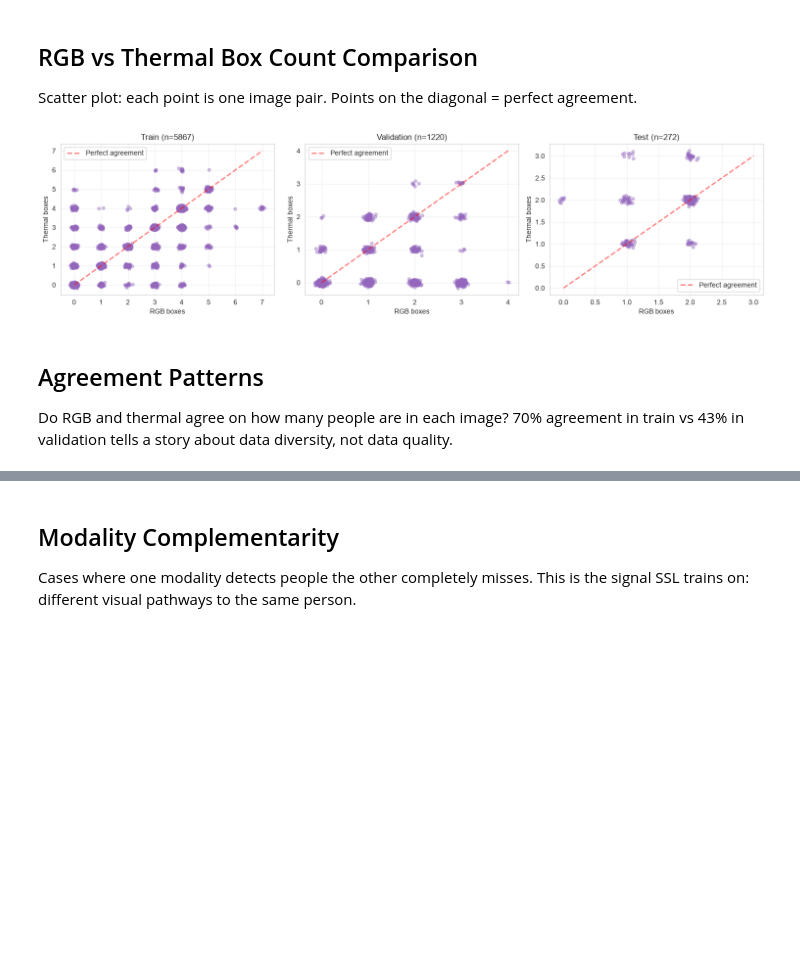
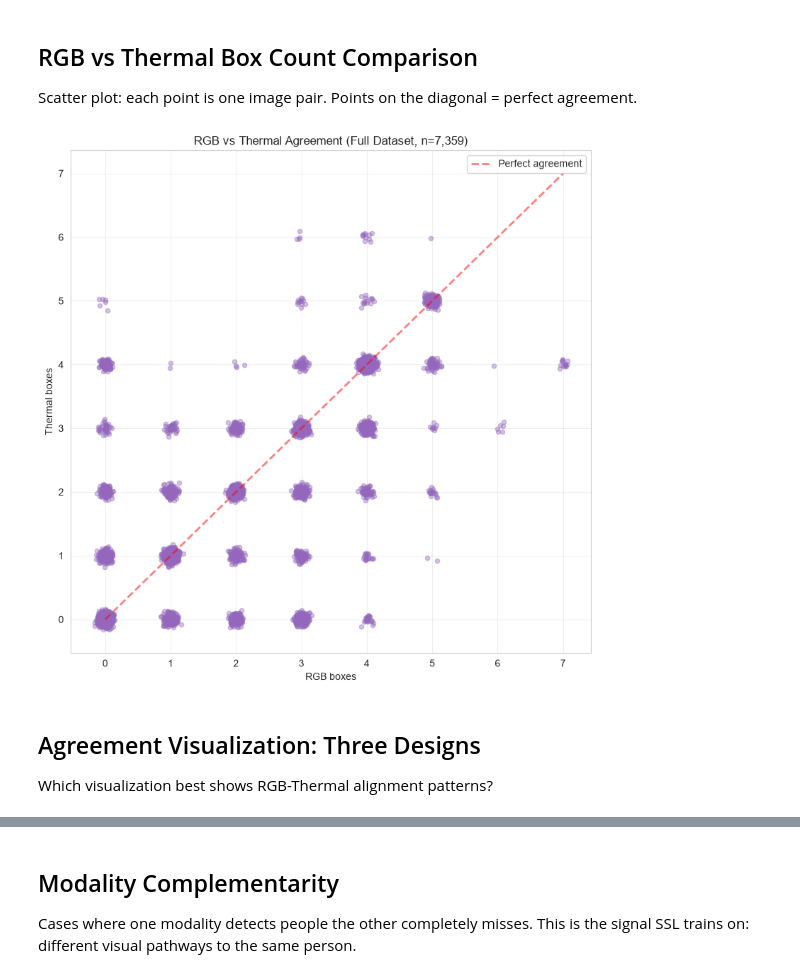
Before and after one commit to graylayer-labs/ssl-aerial-person-detection, a Jupyter notebook: reports/01_data_exploration.ipynb, the cells around one changed output, grey strips where cells are left out. Drawn from its saved outputs; the diff is of its cells as text; code cells hidden in the pictures; blank space fills up the shorter version.

```diff
--- a/reports/01_data_exploration.ipynb
+++ b/reports/01_data_exploration.ipynb
@@ -180,46 +147,39 @@ Validation   1220     1.31         0.55       1602            672        308
 
 Scatter plot: each point is one image pair. Points on the diagonal = perfect agreement.
 # %%
-fig, axes = plt.subplots(1, 3, figsize=(15, 4))
+fig, ax = plt.subplots(figsize=(8, 8))
 
-for ax, (name, records) in zip(
-    axes, [("Train", train), ("Validation", val), ("Test", test)]
-):
-    if not records:
-        ax.text(0.5, 0.5, "No data", ha="center", va="center", transform=ax.transAxes)
-        continue
+rgb, thermal = extract_box_counts(full)
 
-    rgb, thermal = extract_box_counts(records)
+# Add jitter to see overlaps
+rgb_jitter = np.array(rgb) + np.random.normal(0, 0.05, len(rgb))
+thermal_jitter = np.array(thermal) + np.random.normal(0, 0.05, len(thermal))
 
-    # Add jitter to see overlaps
-    rgb_jitter = np.array(rgb) + np.random.normal(0, 0.05, len(rgb))
-    thermal_jitter = np.array(thermal) + np.random.normal(0, 0.05, len(thermal))
+ax.scatter(rgb_jitter, thermal_jitter, alpha=0.4, s=20, color="tab:purple")
 
-    ax.scatter(rgb_jitter, thermal_jitter, alpha=0.4, s=20, color="tab:purple")
+# Diagonal line (perfect agreement)
+max_val = max(max(rgb), max(thermal))
+ax.plot(
+    [0, max_val],
+    [0, max_val],
+    "r--",
+    alpha=0.5,
+    linewidth=2,
+    label="Perfect agreement",
+)
 
-    # Diagonal line (perfect agreement)
-    max_val = max(max(rgb), max(thermal))
-    ax.plot(
-        [0, max_val],
-        [0, max_val],
-        "r--",
-        alpha=0.5,
-        linewidth=2,
-        label="Perfect agreement",
-    )
-
-    ax.set_xlabel("RGB boxes")
-    ax.set_ylabel("Thermal boxes")
-    ax.set_title(f"{name} (n={len(records)})")
-    ax.legend()
-    ax.grid(True, alpha=0.3)
+ax.set_xlabel("RGB boxes")
+ax.set_ylabel("Thermal boxes")
+ax.set_title(f"RGB vs Thermal Agreement (Full Dataset, n={len(full):,})")
+ax.legend()
+ax.grid(True, alpha=0.3)
 
 plt.tight_layout()
 plt.show()
 # %% [output]
-[figure, old version]
+[figure, new version]
 # %% [markdown]
-## Agreement Patterns
+## Agreement Visualization: Three Designs
 
-Do RGB and thermal agree on how many people are in each image? 70% agreement in train vs 43% in validation tells a story about data diversity, not data quality.
+Which visualization best shows RGB-Thermal alignment patterns?
 # %%
```
Also changed, not shown: parts of 18 cells of this notebook, 1 other file.
